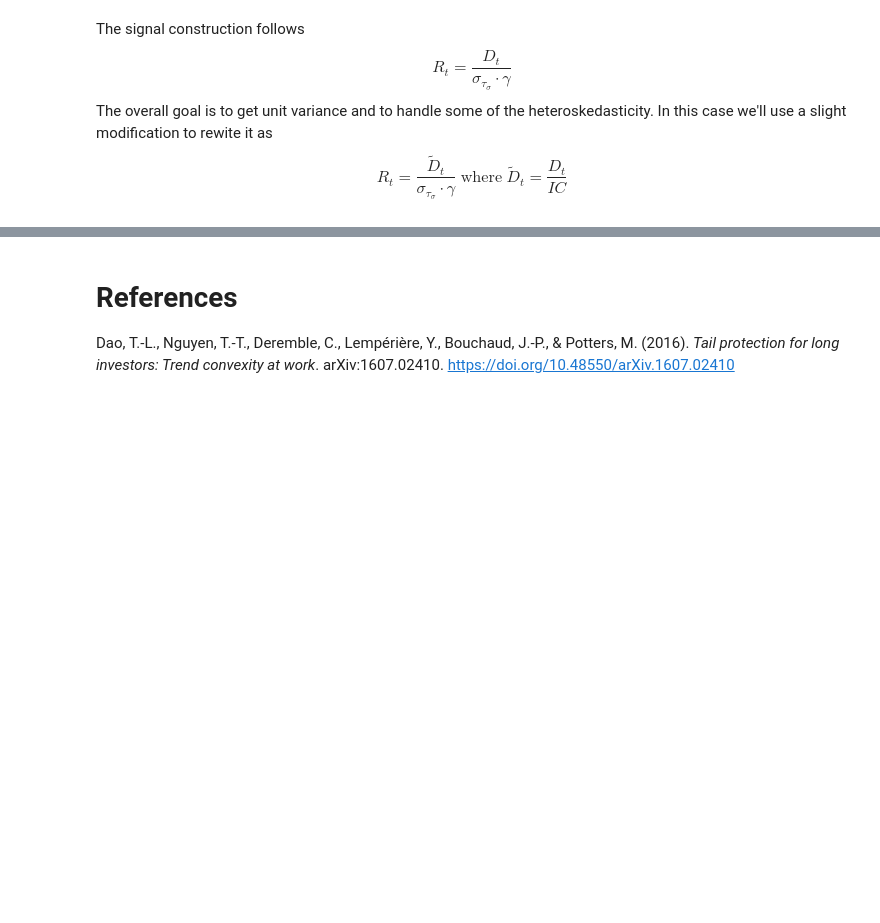
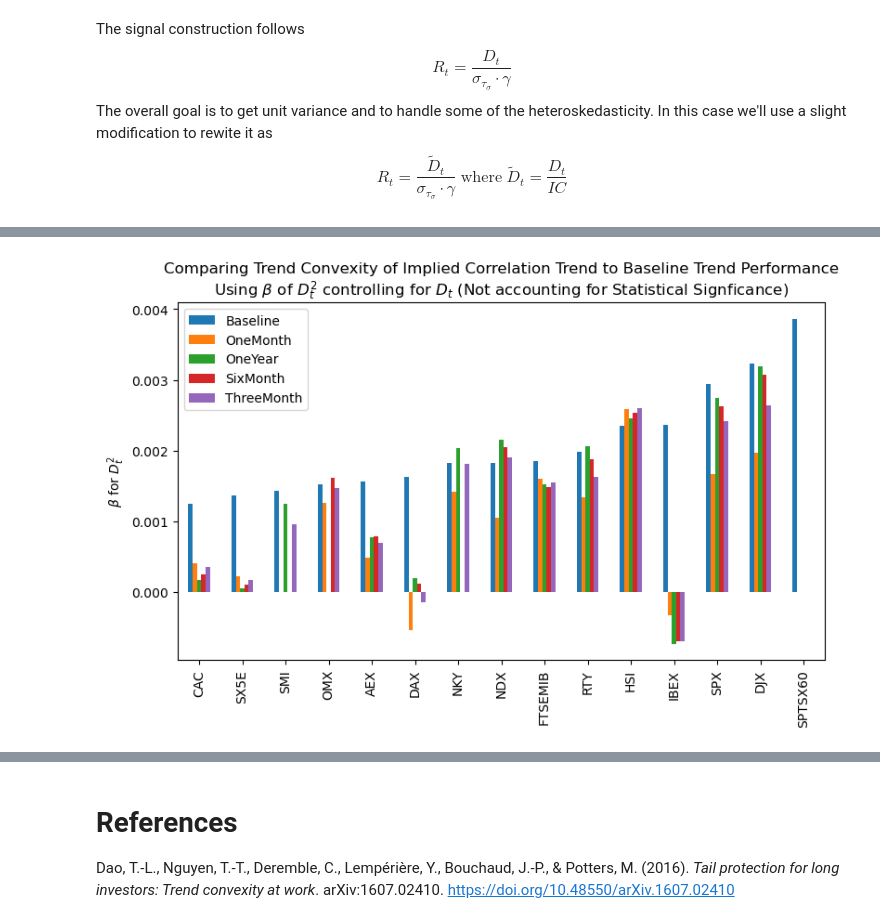
Before and after one commit to diegodalvarez/TrendSystem, a Jupyter notebook: Research/SignalResearch/1ImpliedCorrelationSignals.ipynb, the cells around one changed output, grey strips where cells are left out. Cells and saved outputs as stored; diff of their text form; code cells hidden in the pictures; blank space fills up the shorter version.

Commit message:
Implied Correlation Update

```diff
--- a/Research/SignalResearch/1ImpliedCorrelationSignals.ipynb
+++ b/Research/SignalResearch/1ImpliedCorrelationSignals.ipynb
@@ -135,0 +228,28 @@ plt.tight_layout()
+# %%
+df_baseline_longer = (df_baliseline_param.query(
+    "param == 'R2'").
+    drop(columns = ["param"]).
+    melt(id_vars = "equity").
+    rename(columns = {"equity": "eq_ticker"}).
+    assign(tenor = "baseline"))
+# %%
+df_baseline_longer = df_baseline_longer.assign(tenor="Baseline")
+df_param_combined  = pd.concat([df_corr_longer, df_baseline_longer])
+
+out = (
+    df_param_combined
+    .rename(columns={
+        "variable" : "",
+        "eq_ticker": "Eq. Ticker",
+        "tenor"    : "Tenor"})
+    .replace({
+        "param_val": "Param. Val",
+        "pvalue"   : "$p$-value",
+        "tvalue"   : "$t$-value"})
+    .pivot(
+        index   = "Eq. Ticker",
+        columns = ["", "Tenor"],
+        values  = "value",
+    )
+)
+display(out)
@@ -135,0 +275,16 @@ plt.tight_layout()
+# %%
+(df_param_combined.query(
+    "variable == 'param_val'").
+    rename(columns = {"tenor": ""}).
+    pivot(index = "eq_ticker", columns = "", values = "value").
+    sort_values("Baseline").
+    plot(
+        figsize = (9,5),
+        kind   = "bar",
+        ylabel = r"$\beta$ for $D_t^2$",
+        xlabel = "",
+        title  = r"Comparing Trend Convexity of Implied Correlation Trend to Baseline Trend Performance" + "\n" + r"Using $\beta$ of $D_t^2$ controlling for $D_t$ (Not accounting for Statistical Signficance)"))
+
+plt.show()
+# %% [output]
+[figure, added]
```
Also changed, not shown: parts of 21 cells of this notebook.
